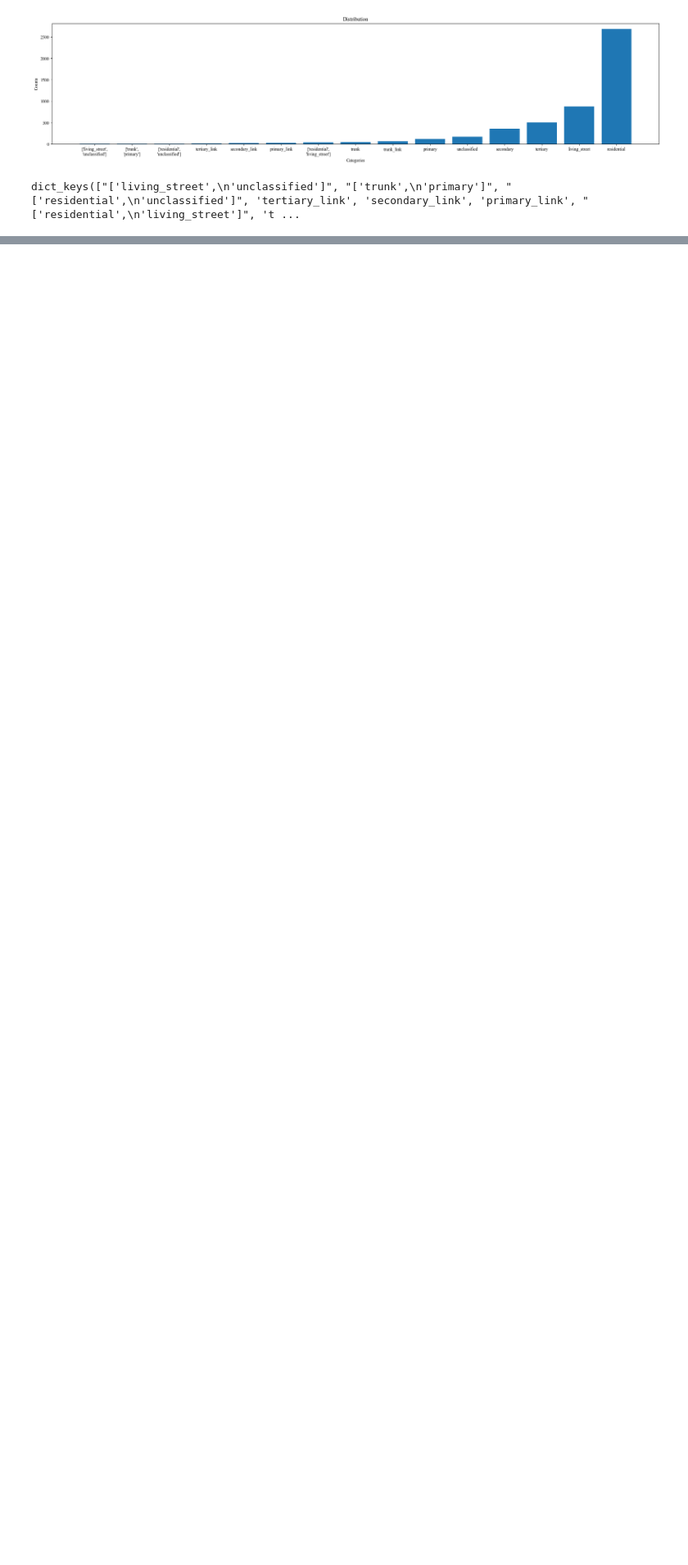
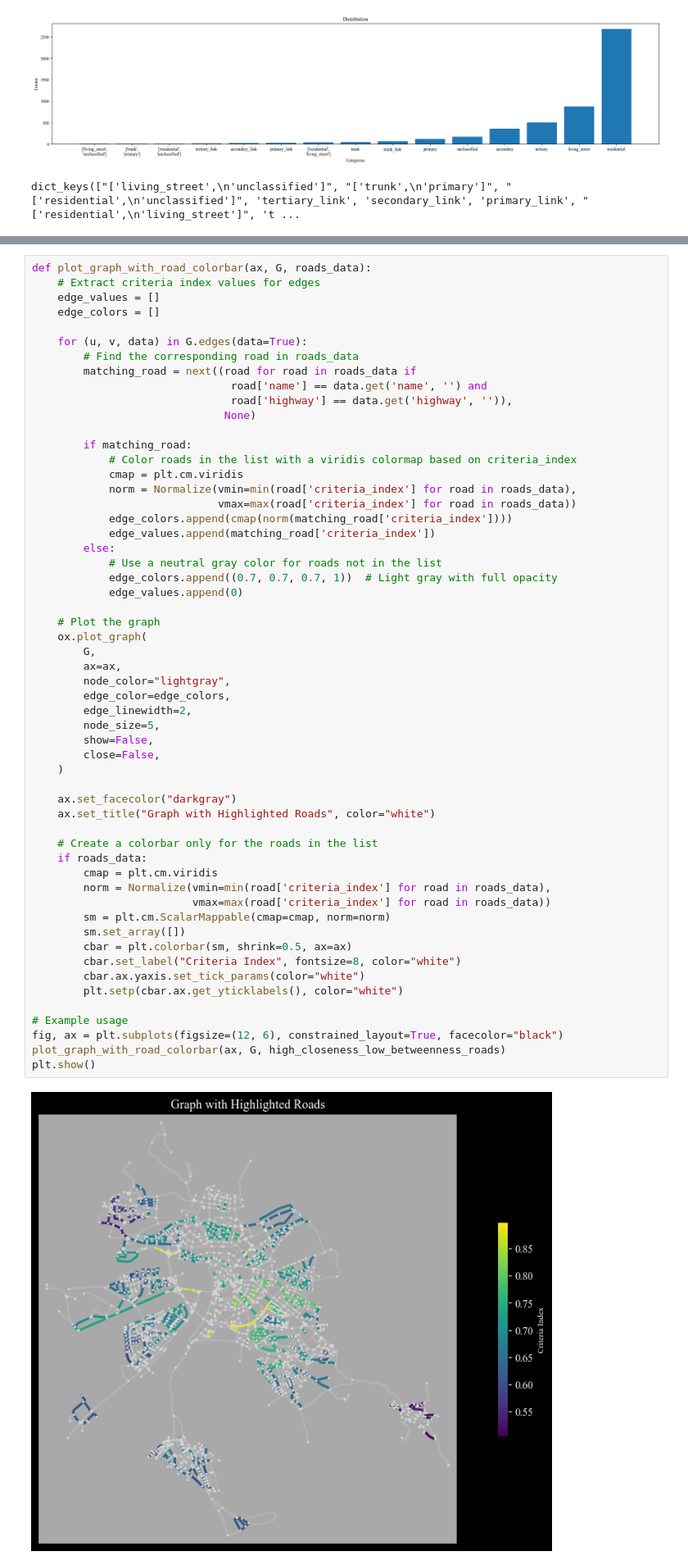
Before and after one commit to nkt1313/bavaria_simulations, a Jupyter notebook: src/data_preprocessing/investigate_closeness_criteria.ipynb, the cells around one changed output, grey strips where cells are left out. Shown at 82% size. Cells and saved outputs as stored; diff of their text form; blank space fills up the shorter version.

```diff
--- a/src/data_preprocessing/investigate_closeness_criteria.ipynb
+++ b/src/data_preprocessing/investigate_closeness_criteria.ipynb
@@ -293,0 +349,58 @@ plt.show()
+# %%
+def plot_graph_with_road_colorbar(ax, G, roads_data):
+    # Extract criteria index values for edges
+    edge_values = []
+    edge_colors = []
+
+    for (u, v, data) in G.edges(data=True):
+        # Find the corresponding road in roads_data
+        matching_road = next((road for road in roads_data if
+                               road['name'] == data.get('name', '') and
+                               road['highway'] == data.get('highway', '')),
+                              None)
+
+        if matching_road:
+            # Color roads in the list with a viridis colormap based on criteria_index
+            cmap = plt.cm.viridis
+            norm = Normalize(vmin=min(road['criteria_index'] for road in roads_data),
+                             vmax=max(road['criteria_index'] for road in roads_data))
+            edge_colors.append(cmap(norm(matching_road['criteria_index'])))
+            edge_values.append(matching_road['criteria_index'])
+        else:
+            # Use a neutral gray color for roads not in the list
+            edge_colors.append((0.7, 0.7, 0.7, 1))  # Light gray with full opacity
+            edge_values.append(0)
+
+    # Plot the graph
+    ox.plot_graph(
+        G,
+        ax=ax,
+        node_color="lightgray",
+        edge_color=edge_colors,
+        edge_linewidth=2,
+        node_size=5,
+        show=False,
+        close=False,
+    )
+
+    ax.set_facecolor("darkgray")
+    ax.set_title("Graph with Highlighted Roads", color="white")
+
+    # Create a colorbar only for the roads in the list
+    if roads_data:
+        cmap = plt.cm.viridis
+        norm = Normalize(vmin=min(road['criteria_index'] for road in roads_data),
+                         vmax=max(road['criteria_index'] for road in roads_data))
+        sm = plt.cm.ScalarMappable(cmap=cmap, norm=norm)
+        sm.set_array([])
+        cbar = plt.colorbar(sm, shrink=0.5, ax=ax)
+        cbar.set_label("Criteria Index", fontsize=8, color="white")
+        cbar.ax.yaxis.set_tick_params(color="white")
+        plt.setp(cbar.ax.get_yticklabels(), color="white")
+
+# Example usage
+fig, ax = plt.subplots(figsize=(12, 6), constrained_layout=True, facecolor="black")
+plot_graph_with_road_colorbar(ax, G, high_closeness_low_betweenness_roads)
+plt.show()
+# %% [output]
+[figure, added]
```
Also changed, not shown: parts of 12 cells of this notebook, 1 other file.
